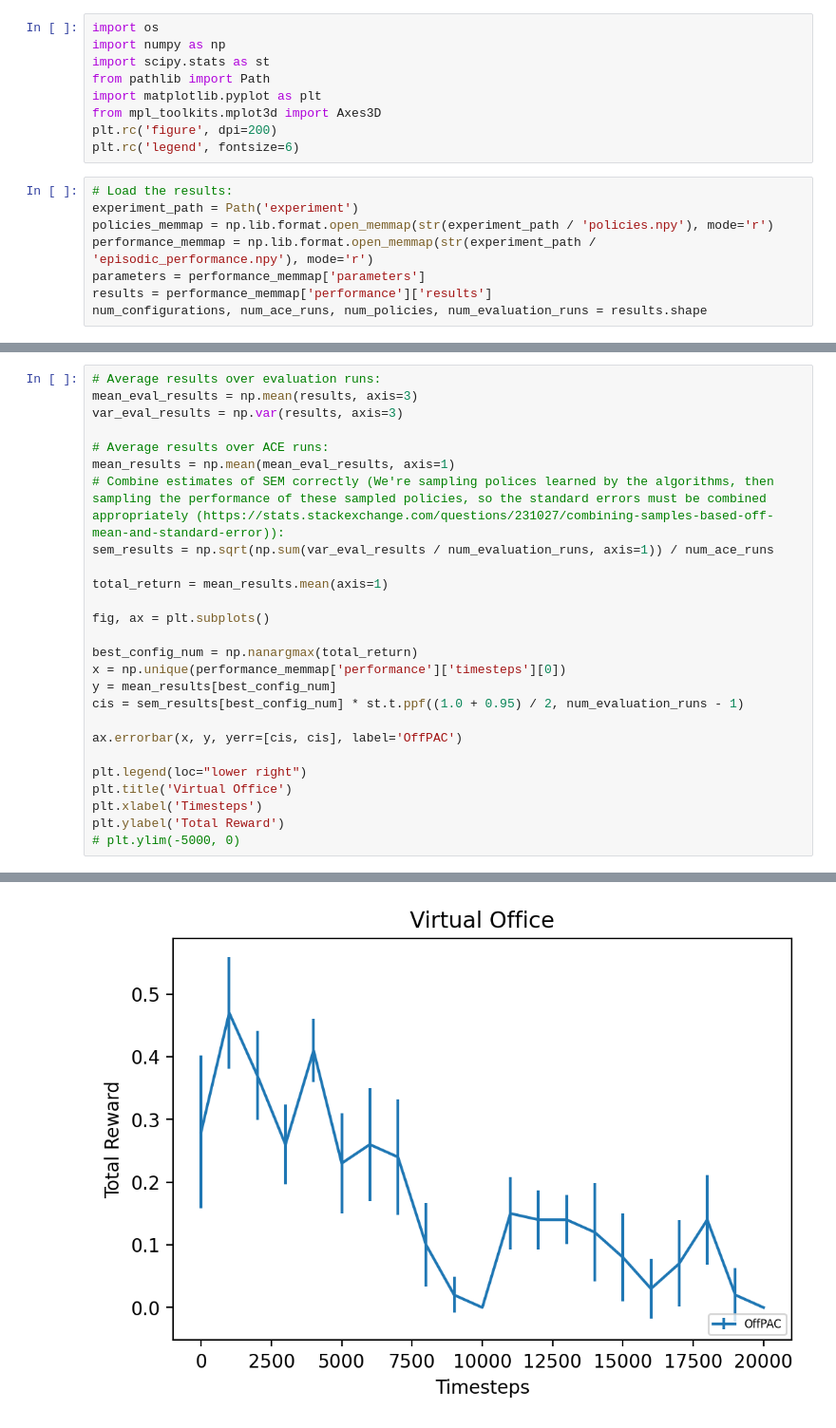
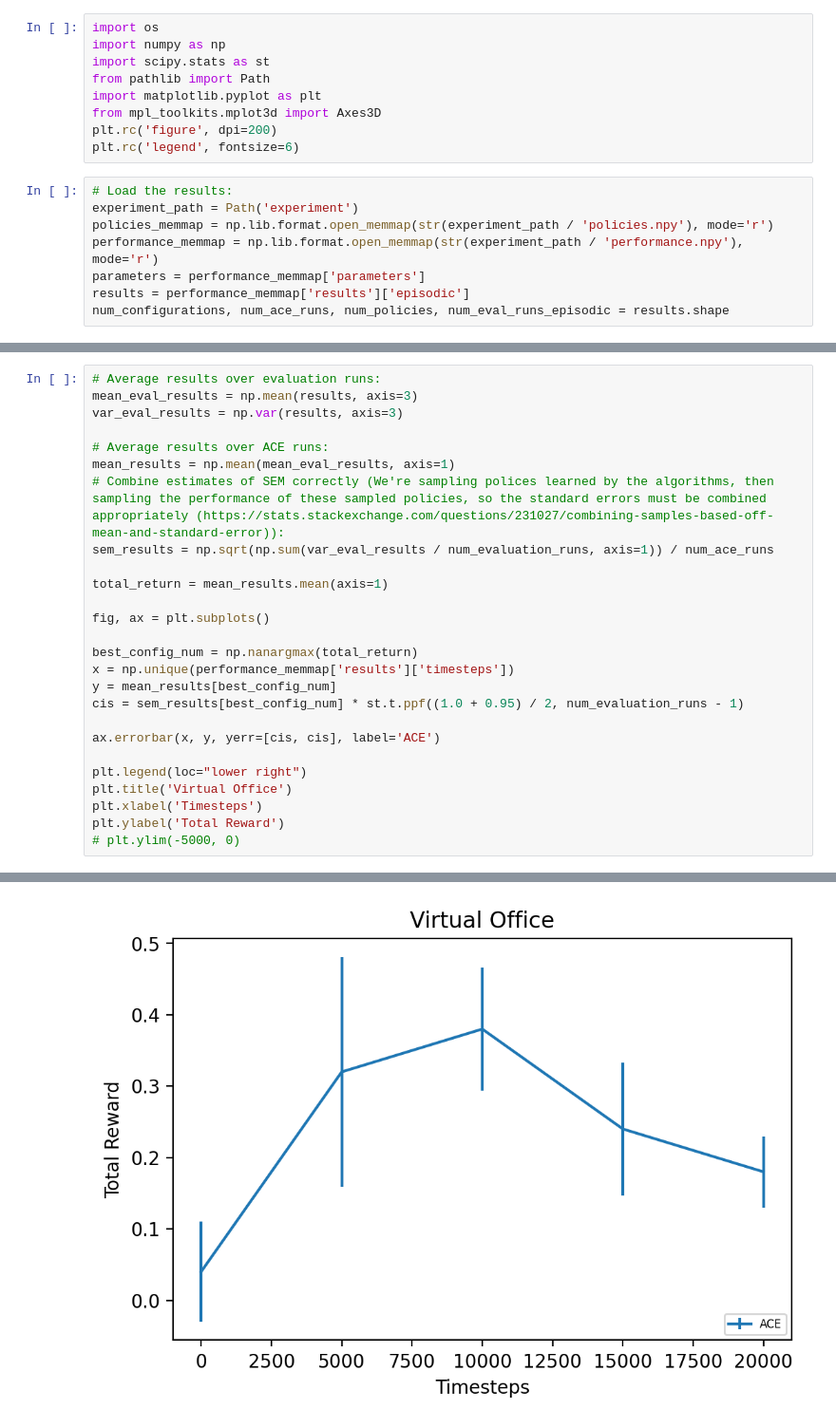
Before and after one commit to gravesec/actor-critic-with-emphatic-weightings, a Jupyter notebook: ace.ipynb, the cells around one changed output, grey strips where cells are left out. Shown: that part at 95% size. Saved outputs shown, nothing was run; the diff lists cells and outputs as text.

Commit message:
Update jupyter notebook for plotting results of local tests.

```diff
--- a/ace.ipynb
+++ b/ace.ipynb
@@ -11,7 +11,7 @@ plt.rc('legend', fontsize=6)
 # Load the results:
 experiment_path = Path('experiment')
 policies_memmap = np.lib.format.open_memmap(str(experiment_path / 'policies.npy'), mode='r')
-performance_memmap = np.lib.format.open_memmap(str(experiment_path / 'episodic_performance.npy'), mode='r')
+performance_memmap = np.lib.format.open_memmap(str(experiment_path / 'performance.npy'), mode='r')
 parameters = performance_memmap['parameters']
-results = performance_memmap['performance']['results']
-num_configurations, num_ace_runs, num_policies, num_evaluation_runs = results.shape
+results = performance_memmap['results']['episodic']
+num_configurations, num_ace_runs, num_policies, num_eval_runs_episodic = results.shape
@@ -23,32 +18,32 @@ print(np.unique(performance_memmap['performance']['timesteps'][0]))
 # %%
 # Average results over evaluation runs:
 mean_eval_results = np.mean(results, axis=3)
 var_eval_results = np.var(results, axis=3)
 
 # Average results over ACE runs:
 mean_results = np.mean(mean_eval_results, axis=1)
 # Combine estimates of SEM correctly (We're sampling polices learned by the algorithms, then sampling the performance of these sampled policies, so the standard errors must be combined appropriately (https://stats.stackexchange.com/questions/231027/combining-samples-based-off-mean-and-standard-error)):
 sem_results = np.sqrt(np.sum(var_eval_results / num_evaluation_runs, axis=1)) / num_ace_runs
 
 total_return = mean_results.mean(axis=1)
 
 fig, ax = plt.subplots()
 
 best_config_num = np.nanargmax(total_return)
-x = np.unique(performance_memmap['performance']['timesteps'][0])
+x = np.unique(performance_memmap['results']['timesteps'])
 y = mean_results[best_config_num]
 cis = sem_results[best_config_num] * st.t.ppf((1.0 + 0.95) / 2, num_evaluation_runs - 1)
 
-ax.errorbar(x, y, yerr=[cis, cis], label='OffPAC')
+ax.errorbar(x, y, yerr=[cis, cis], label='ACE')
 
 plt.legend(loc="lower right")
 plt.title('Virtual Office')
 plt.xlabel('Timesteps')
 plt.ylabel('Total Reward')
 # plt.ylim(-5000, 0)
 # %% [output]
 Text(0, 0.5, 'Total Reward')
-[figure, old version]
+[figure, new version]
 # %%
 # Average results over evaluation runs:
 mean_eval_performance = np.mean(performance, axis=0)
```
Also changed, not shown: parts of 2 cells of this notebook.
